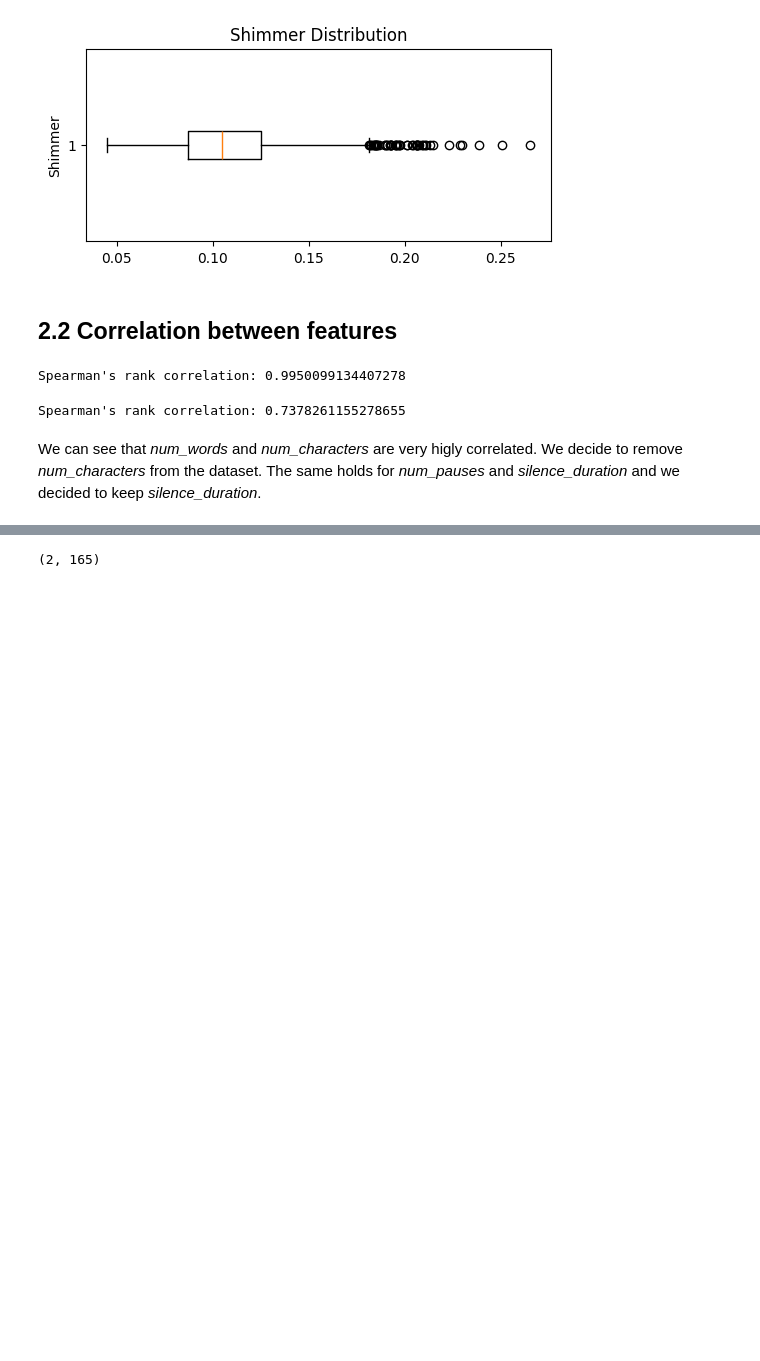
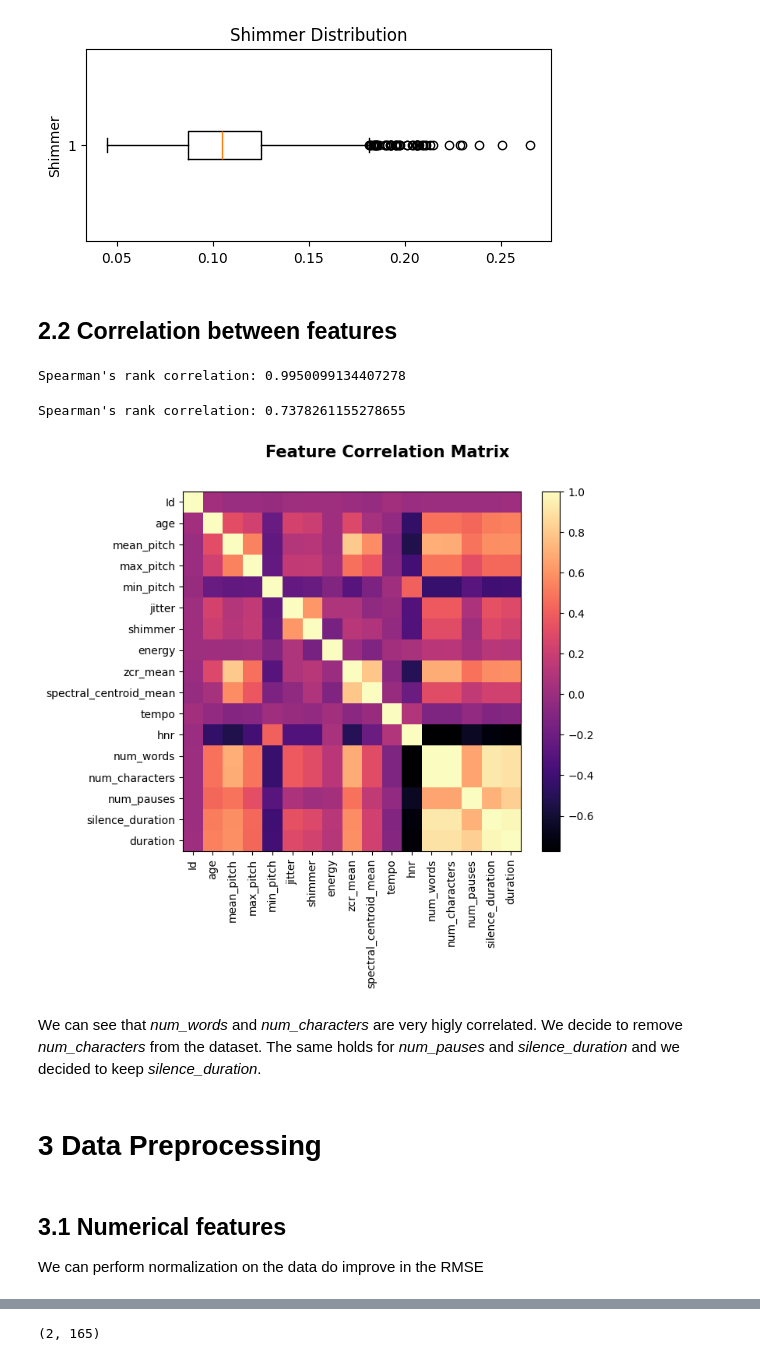
Before and after one commit to d4darius/DSL-AgeDetection, a Jupyter notebook: DSL-AgeDetection.ipynb, the cells around one changed output, grey strips where cells are left out. Cells and saved outputs as stored; diff of their text form; code cells hidden in the pictures; blank space fills up the shorter version.

```diff
--- a/DSL-AgeDetection.ipynb
+++ b/DSL-AgeDetection.ipynb
@@ -67,23 +67,21 @@ Data columns (total 20 columns):
 dtypes: float64(11), int64(5), object(4)
 memory usage: 458.4+ KB
 (None, (2933, 20))
-# %%
-directory = 'DSL_Winter_Project_2025'
-data_list = []
-spectograms = []
-durations = []
-for i in range(dev_df.shape[0]):
-    filename = dev_df['path'][i]
-    file_path = os.path.join(directory, filename)
-    if os.path.isfile(file_path):
-        y, sr = librosa.load(file_path, sr = dev_df['sampling_rate'][i])
-        #mel_spectrogram = librosa.feature.melspectrogram(y=y, sr=sr, fmax=8000, n_fft=y.size)
-        #log_spectrogram = librosa.power_to_db(mel_spectrogram, ref=np.max)
-        duration = librosa.get_duration(y=y, sr=sr)
-        durations.append(duration)
-        #spectograms.append(log_spectrogram)
-
-dev_df['duration'] = durations
+# %%
+def get_duration(row):
+    directory = 'DSL_Winter_Project_2025/'
+    file_path = os.path.join(directory, row['path'])
+    if os.path.isfile(file_path):
+        y, sr = librosa.load(file_path, sr=row['sampling_rate'])
+        return librosa.get_duration(y=y, sr=sr)
+    return np.nan
+# %%
+data_list = []
+spectograms = []
+durations = []
+
+dev_df['duration'] = dev_df.apply(get_duration, axis=1)
+eval_df['duration'] = eval_df.apply(get_duration, axis=1)
 # %%
 # define a copy of the df to work on
 df = dev_df.copy()
@@ -179,6 +190,19 @@ spearman_corr = dev_df['num_pauses'].corr(dev_df['silence_duration'], method='sp
 print(f"Spearman's rank correlation: {spearman_corr}")
 # %% [output]
 Spearman's rank correlation: 0.7378261155278655
+# %%
+# Plot correlation Matrix
+corr = df.drop(columns=['ethnicity','path','gender', 'sampling_rate']).corr()
+
+plt.figure(figsize=(7, 6))
+plt.imshow(corr, cmap='magma', interpolation='none', aspect='auto')
+plt.colorbar()
+plt.xticks(range(len(corr)), corr.columns, rotation='vertical')
+plt.yticks(range(len(corr)), corr.columns);
+plt.suptitle('Feature Correlation Matrix', fontsize=15, fontweight='bold')
+plt.show()
+# %% [output]
+[figure, added]
 # %% [markdown]
 We can see that *num_words* and *num_characters* are very higly correlated. We decide to remove *num_characters* from the dataset. The same holds for *num_pauses* and *silence_duration* and we decided to keep *silence_duration*.
 # %%
@@ -185,0 +211,5 @@ df = df.drop(columns=['num_pauses', 'num_characters'], axis=1)
+# %% [markdown]
+# 3 Data Preprocessing
+# %% [markdown]
+## 3.1 Numerical features
+We can perform normalization on the data do improve in the RMSE
```
Also changed, not shown: parts of 41 cells of this notebook, 5 other files.
